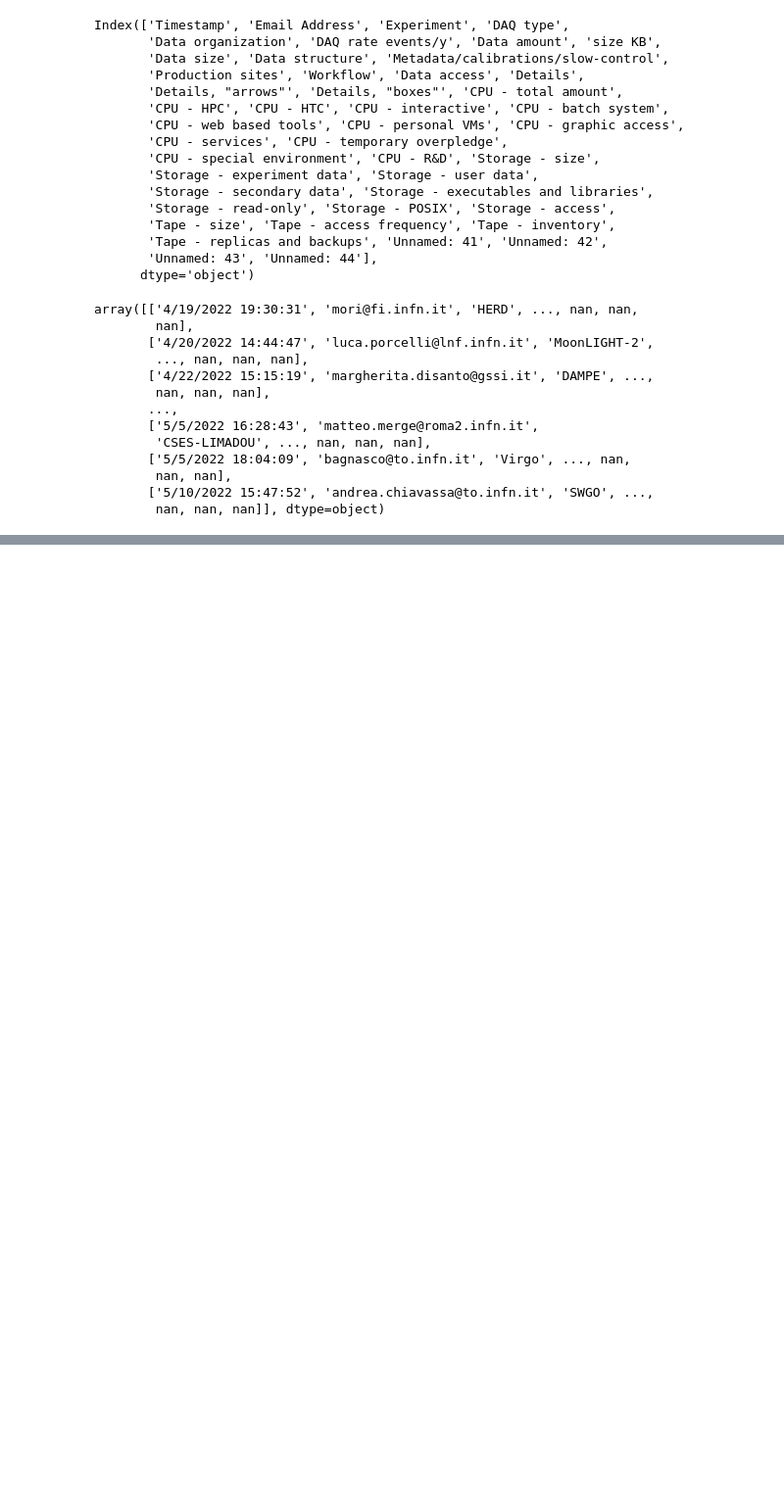
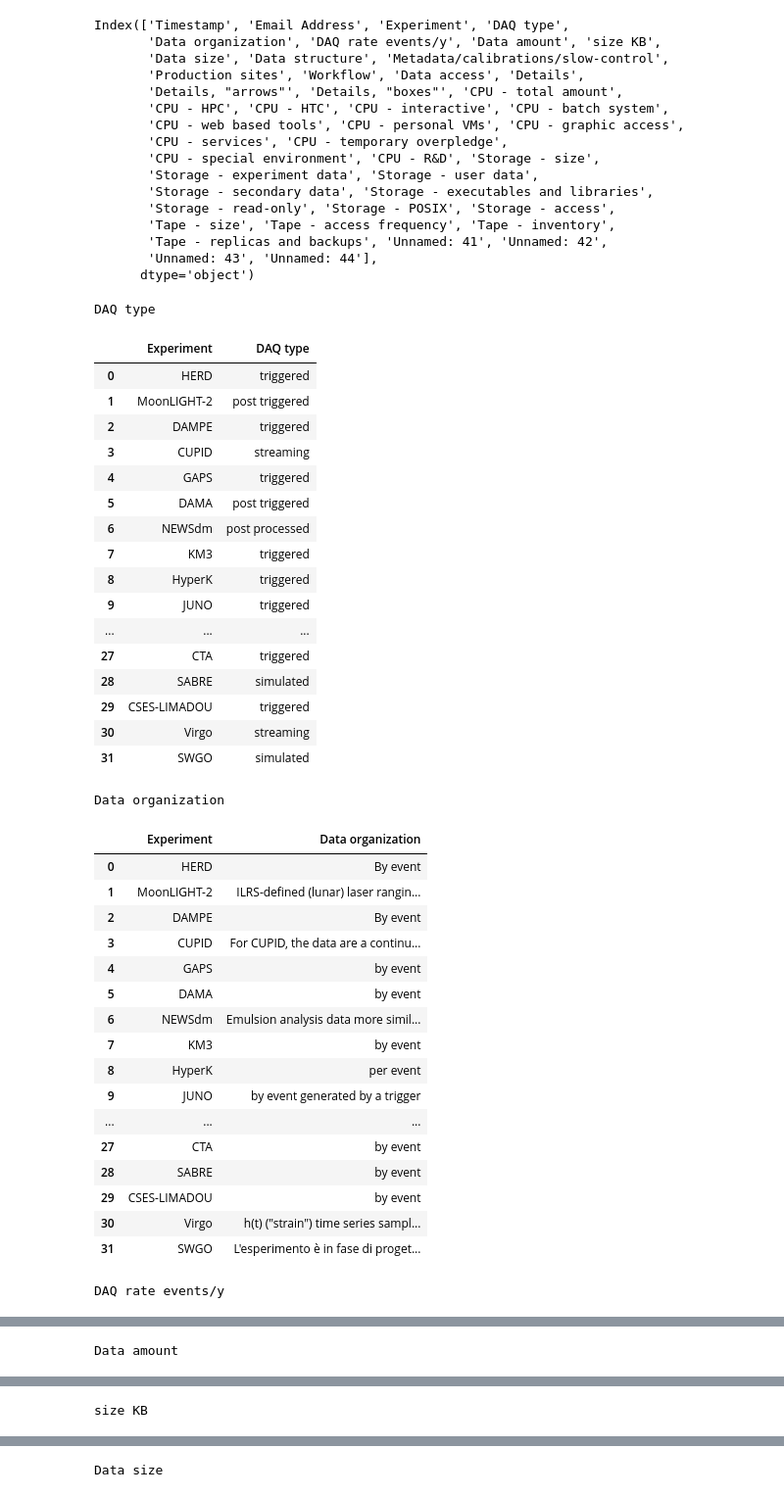
Before and after one commit to gmazzitelli/GSN2, a Jupyter notebook: rateVsSizeAP.ipynb, the cells around one changed output, grey strips where cells are left out. Shown at 98% size. Cells and saved outputs as stored; diff of their text form; code cells hidden in the pictures; blank space fills up the shorter version.

Commit message:
Creato con Colaboratory

```diff
--- a/rateVsSizeAP.ipynb
+++ b/rateVsSizeAP.ipynb
@@ -164,19 +166,50 @@ Index(['Timestamp', 'Email Address', 'Experiment', 'DAQ type',
        'Tape - replicas and backups', 'Unnamed: 41', 'Unnamed: 42',
        'Unnamed: 43', 'Unnamed: 44'],
       dtype='object')
-# %%
-pd.values
-# %% [output]
-array([['4/19/2022 19:30:31', 'mori@fi.infn.it', 'HERD', ..., nan, nan,
-        nan],
-       ['4/20/2022 14:44:47', 'luca.porcelli@lnf.infn.it', 'MoonLIGHT-2',
-        ..., nan, nan, nan],
-       ['4/22/2022 15:15:19', 'margherita.disanto@gssi.it', 'DAMPE', ...,
-        nan, nan, nan],
-       ...,
-       ['5/5/2022 16:28:43', 'matteo.merge@roma2.infn.it',
-        'CSES-LIMADOU', ..., nan, nan, nan],
-       ['5/5/2022 18:04:09', 'bagnasco@to.infn.it', 'Virgo', ..., nan,
-        nan, nan],
-       ['5/10/2022 15:47:52', 'andrea.chiavassa@to.infn.it', 'SWGO', ...,
-        nan, nan, nan]], dtype=object)
+# %%
+from google.colab import data_table
+data_table.enable_dataframe_formatter()
+from IPython.display import display
+for i, field in enumerate(pd.columns):
+  if i> 2:
+    print(field)
+    data = pd[['Experiment', field]].values
+    display(pd[['Experiment', field]])
+# %% [output]
+DAQ type
+|  | Experiment | DAQ type |
+| 0 | HERD | triggered |
+| 1 | MoonLIGHT-2 | post triggered |
+| 2 | DAMPE | triggered |
+| 3 | CUPID | streaming |
+| 4 | GAPS | triggered |
+| 5 | DAMA | post triggered |
+| 6 | NEWSdm | post processed |
+| 7 | KM3 | triggered |
+| 8 | HyperK | triggered |
+| 9 | JUNO | triggered |
+| ... | ... | ... |
+| 27 | CTA | triggered |
+| 28 | SABRE | simulated |
+| 29 | CSES-LIMADOU | triggered |
+| 30 | Virgo | streaming |
+| 31 | SWGO | simulated |
+Data organization
+|  | Experiment | Data organization |
+| 0 | HERD | By event |
+| 1 | MoonLIGHT-2 | ILRS-defined (lunar) laser rangin... |
+| 2 | DAMPE | By event |
+| 3 | CUPID | For CUPID, the data are a continu... |
+| 4 | GAPS | by event |
+| 5 | DAMA | by event |
+| 6 | NEWSdm | Emulsion analysis data more simil... |
+| 7 | KM3 | by event |
+| 8 | HyperK | per event |
+| 9 | JUNO | by event generated by a trigger |
+| ... | ... | ... |
+| 27 | CTA | by event |
+| 28 | SABRE | by event |
+| 29 | CSES-LIMADOU | by event |
+| 30 | Virgo | h(t) ("strain") time series sampl... |
+| 31 | SWGO | L'esperimento è in fase di proget... |
+DAQ rate events/y
@@ -182,0 +233 @@ array([['4/19/2022 19:30:31', 'mori@fi.infn.it', 'HERD', ..., nan, nan,
+Data amount
@@ -182,0 +251 @@ array([['4/19/2022 19:30:31', 'mori@fi.infn.it', 'HERD', ..., nan, nan,
+size KB
@@ -182,0 +269 @@ array([['4/19/2022 19:30:31', 'mori@fi.infn.it', 'HERD', ..., nan, nan,
+Data size
```
Also changed, not shown: parts of 3 cells of this notebook.
